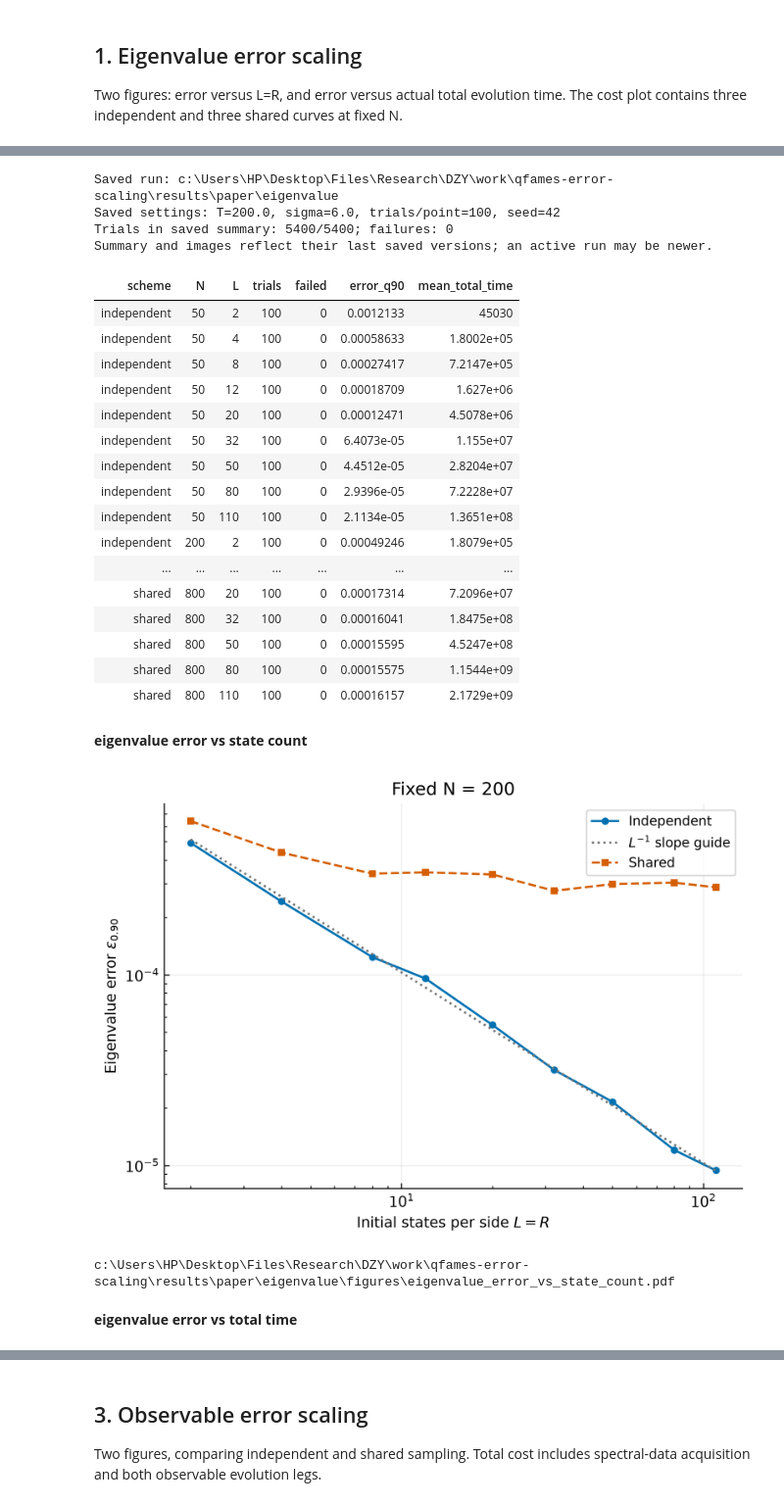
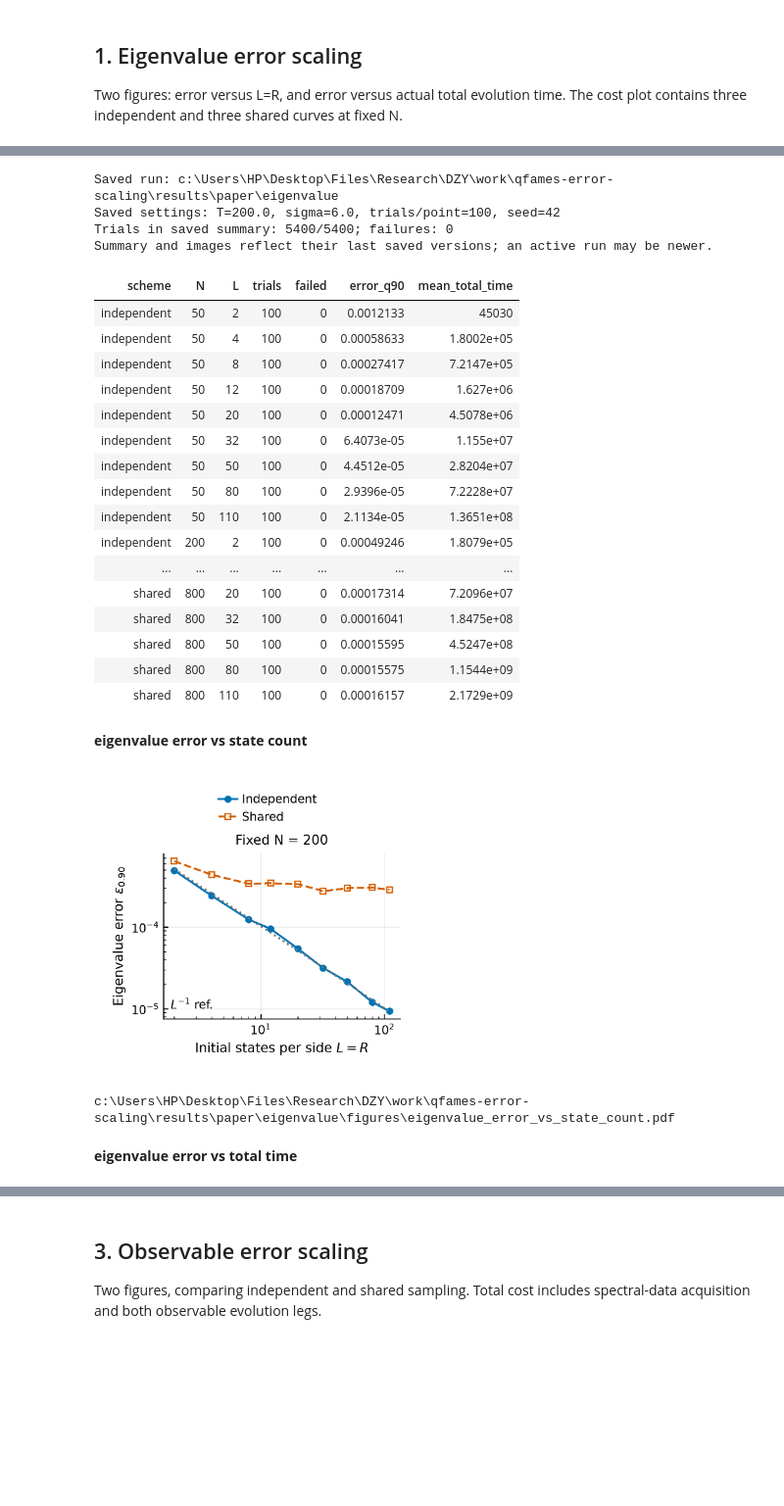
Before and after one commit to lingwei-z/qfames-error-scaling, a Jupyter notebook: run_experiments.ipynb, the cells around one changed output, grey strips where cells are left out. Shown at 98% size. Cells and saved outputs as stored; diff of their text form; code cells hidden in the pictures; blank space fills up the shorter version.

Commit message:
feat: update results

```diff
--- a/run_experiments.ipynb
+++ b/run_experiments.ipynb
@@ -74,6 +74,13 @@ if RUN_NAME is not None and (not RUN_NAME or RUN_NAME in {".", ".."}
 OUTPUT_ROOT = ROOT / "results" / (RUN_NAME or MODE)
 print(f"Mode: {MODE}; workers: {WORKERS}")
 print("Output:", OUTPUT_ROOT)
+
+# Independent output directories; changing one does not redirect other experiments.
+OUTPUTS = {
+    "eigenvalue": OUTPUT_ROOT / "eigenvalue",
+    "multiplicity": OUTPUT_ROOT / "multiplicity",
+    "observable": OUTPUT_ROOT / "observable",
+}
 # %% [output]
 Mode: paper; workers: 2
 Output: c:\Users\HP\Desktop\Files\Research\DZY\work\qfames-error-scaling\results\paper
@@ -85,7 +92,8 @@ Errors from an experiment stop the notebook instead of silently displaying old f
 # %%
 FIGURES = {
     "eigenvalue": ["eigenvalue_error_vs_state_count", "eigenvalue_error_vs_total_time"],
-    "multiplicity": ["multiplicity_singular_values_vs_state_count"],
+    "multiplicity": ["multiplicity_singular_values_vs_state_count_independent",
+                     "multiplicity_singular_values_vs_state_count_shared"],
     "observable": ["observable_error_vs_state_count", "observable_error_vs_total_time"],
 }
 
@@ -136,19 +144,18 @@ def execute(command):
 def run_experiment(name, action="plot"):
     if action not in {"run", "plot", "view"}:
         raise ValueError(f"{name}: action must be run, plot, or view.")
-    directory = OUTPUT_ROOT / name
+    directory = OUTPUTS[name]
     if action in {"plot", "view"}:
         missing = [str(directory / filename) for filename in ("metadata.json", "summary.csv")
                    if not (directory / filename).is_file()]
         if missing:
-            raise FileNotFoundError(
-                f"{name}: saved data missing. Check MODE/RUN_NAME or set this experiment action to 'run'. Missing: "
-                + ", ".join(missing))
+            print(f"{name}: no saved data in {directory}; skipped. Explicitly select action=run to simulate.")
+            return False
     if action == "view":
-        return
+        return True
     if action == "plot":
         execute([sys.executable, "-u", "-m", "qfames.plotting", directory])
-        return
+        return True
     command = [sys.executable, "-u", "-m", f"experiments.{name}_scaling",
                "--config", CONFIGS[name], "--output", directory, "--workers", WORKERS]
     if MODE == "quick":
@@ -160,10 +167,11 @@ def run_experiment(name, action="plot"):
     if RESUME:
         command.append("--resume")
     execute(command)
+    return True
 
 
 def show_results(name):
-    directory = OUTPUT_ROOT / name
+    directory = OUTPUTS[name]
     required = [directory / "metadata.json", directory / "summary.csv"]
     missing = [str(p) for p in required if not p.is_file()]
     if missing:
@@ -180,7 +188,7 @@ def show_results(name):
     observed = sum(int(r["trials"]) for r in rows)
     failed = sum(int(r["failed"]) for r in rows)
     ns = [cfg["fixed_N"]] if name == "multiplicity" else cfg["N_values"]
-    expected = len(cfg["L_values"]) * len(ns) * cfg["trials"] * (1 if name == "multiplicity" else 2)
+    expected = len(cfg["L_values"]) * len(ns) * cfg["trials"] * len(meta.get("sampling_schemes", ["independent"] if name == "multiplicity" else ["independent", "shared"]))
     print(f"Trials in saved summary: {observed}/{expected}; failures: {failed}")
     if observed != expected:
         display(Markdown("**Partial summary: complete or resume this run before using its figures.**"))
@@ -197,12 +205,18 @@ def show_results(name):
     header = "".join(f"<th>{html.escape(c)}</th>" for c in columns)
     body = "".join("<tr>" + "".join(f"<td>{html.escape(formatted(row[c]))}</td>" for c in columns) + "</tr>" for row in rows)
     display(HTML(f'<div style="overflow-x:auto"><table><thead><tr>{header}</tr></thead><tbody>{body}</tbody></table></div>'))
+    figures = directory / "figures"
     for stem in FIGURES[name]:
-        png = directory / "figures" / f"{stem}.png"
+        if name == "multiplicity" and "singular_values" in stem:
+            scheme = stem.rsplit("_", 1)[-1]
+            if not any(r.get("scheme", "independent") == scheme for r in rows):
+                print(f"No {scheme} data; singular-value figure skipped.")
+                continue
+        png = figures / f"{stem}.png"
         if not png.is_file():
             raise FileNotFoundError(f"Missing {png}; set this experiment action to 'plot' to regenerate figures.")
         display(Markdown(f"**{stem.replace('_', ' ')}**"))
-        display(Image(filename=str(png), width=1000 if name == "multiplicity" else 800))
+        display(Image(filename=str(png), width=653 if "singular_values" in stem else 322))
         pdf = png.with_suffix(".pdf")
         if pdf.is_file():
             display(FileLink(os.path.relpath(pdf, Path.cwd())))
@@ -214,34 +228,34 @@ Two figures: error versus L=R, and error versus actual total evolution time. The
 # %%
 EIGENVALUE_ACTION = "plot"  # "plot": read data and replot; "run": compute/resume; "view": display only
 
-run_experiment("eigenvalue", EIGENVALUE_ACTION)
-show_results("eigenvalue")
+if run_experiment("eigenvalue", EIGENVALUE_ACTION):
+    show_results("eigenvalue")
 # %% [output]
 Running: d:\ProgramFiles2\Anaconda3\envs\qfames\python.exe -u -m qfames.plotting c:\Users\HP\Desktop\Files\Research\DZY\work\qfames-error-scaling\results\paper\eigenvalue
 Figures saved to c:\Users\HP\Desktop\Files\Research\DZY\work\qfames-error-scaling\results\paper\eigenvalue\figures
 ### Eigenvalue results
 Saved run: c:\Users\HP\Desktop\Files\Research\DZY\work\qfames-error-scaling\results\paper\eigenvalue
 Saved settings: T=200.0, sigma=6.0, trials/point=100, seed=42
 Trials in saved summary: 5400/5400; failures: 0
 Summary and images reflect their last saved versions; an active run may be newer.
 | scheme | N | L | trials | failed | error_q90 | mean_total_time |
 | independent | 50 | 2 | 100 | 0 | 0.0012133 | 45030 |
 | independent | 50 | 4 | 100 | 0 | 0.00058633 | 1.8002e+05 |
 | independent | 50 | 8 | 100 | 0 | 0.00027417 | 7.2147e+05 |
 | independent | 50 | 12 | 100 | 0 | 0.00018709 | 1.627e+06 |
 | independent | 50 | 20 | 100 | 0 | 0.00012471 | 4.5078e+06 |
 | independent | 50 | 32 | 100 | 0 | 6.4073e-05 | 1.155e+07 |
 | independent | 50 | 50 | 100 | 0 | 4.4512e-05 | 2.8204e+07 |
 | independent | 50 | 80 | 100 | 0 | 2.9396e-05 | 7.2228e+07 |
 | independent | 50 | 110 | 100 | 0 | 2.1134e-05 | 1.3651e+08 |
 | independent | 200 | 2 | 100 | 0 | 0.00049246 | 1.8079e+05 |
 | ... | ... | ... | ... | ... | ... | ... |
 | shared | 800 | 20 | 100 | 0 | 0.00017314 | 7.2096e+07 |
 | shared | 800 | 32 | 100 | 0 | 0.00016041 | 1.8475e+08 |
 | shared | 800 | 50 | 100 | 0 | 0.00015595 | 4.5247e+08 |
 | shared | 800 | 80 | 100 | 0 | 0.00015575 | 1.1544e+09 |
 | shared | 800 | 110 | 100 | 0 | 0.00016157 | 2.1729e+09 |
 **eigenvalue error vs state count**
-[figure, old version]
+[figure, new version]
 c:\Users\HP\Desktop\Files\Research\DZY\work\qfames-error-scaling\results\paper\eigenvalue\figures\eigenvalue_error_vs_state_count.pdf
 **eigenvalue error vs total time**
```
Also changed, not shown: parts of 6 cells of this notebook, 23 other files.
